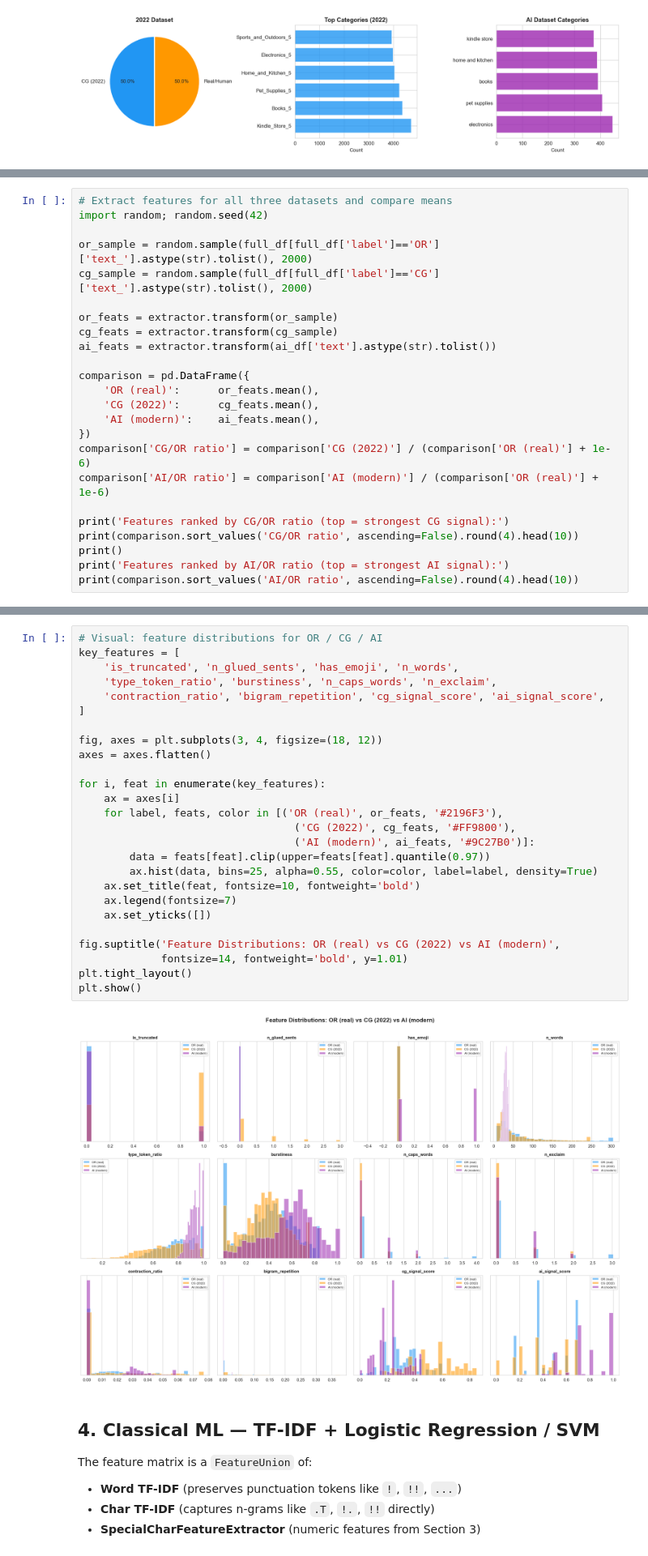
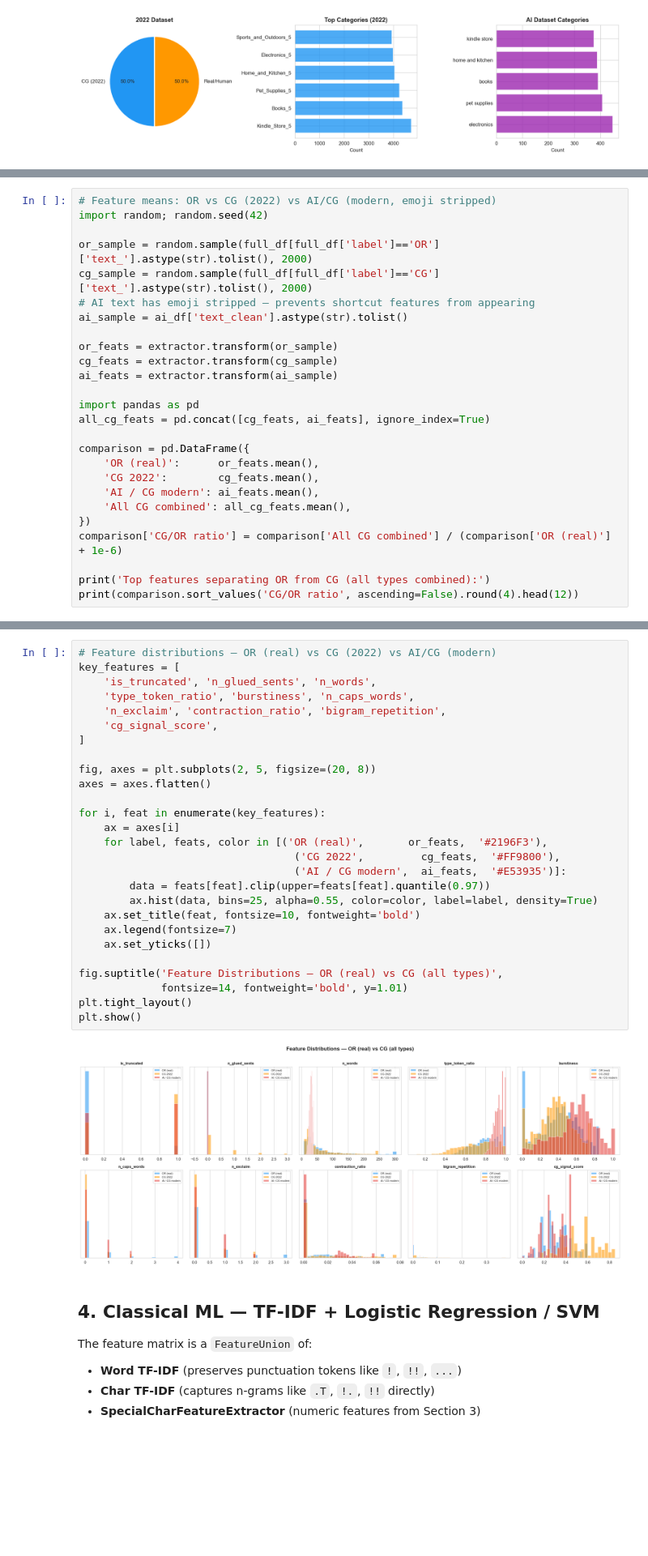
Before and after one commit to sithinontec/DS_Year2, a Jupyter notebook: notebook.ipynb, the cells around one changed output, grey strips where cells are left out. Shown at 81% size. Cells and saved outputs as stored; diff of their text form; blank space fills up the shorter version.

Commit message:
Update remove emoji before training and delete deep learning

```diff
--- a/notebook.ipynb
+++ b/notebook.ipynb
@@ -204,25 +213,27 @@ AI — short, no contractions        1     0     0    20  1.00     0     0.250
 # %%
-# Extract features for all three datasets and compare means
+# Feature means: OR vs CG (2022) vs AI/CG (modern, emoji stripped)
 import random; random.seed(42)
 
 or_sample = random.sample(full_df[full_df['label']=='OR']['text_'].astype(str).tolist(), 2000)
 cg_sample = random.sample(full_df[full_df['label']=='CG']['text_'].astype(str).tolist(), 2000)
+# AI text has emoji stripped — prevents shortcut features from appearing
+ai_sample = ai_df['text_clean'].astype(str).tolist()
 
 or_feats = extractor.transform(or_sample)
 cg_feats = extractor.transform(cg_sample)
-ai_feats = extractor.transform(ai_df['text'].astype(str).tolist())
+ai_feats = extractor.transform(ai_sample)
+
+import pandas as pd
+all_cg_feats = pd.concat([cg_feats, ai_feats], ignore_index=True)
 
 comparison = pd.DataFrame({
     'OR (real)':      or_feats.mean(),
-    'CG (2022)':      cg_feats.mean(),
-    'AI (modern)':    ai_feats.mean(),
+    'CG 2022':        cg_feats.mean(),
+    'AI / CG modern': ai_feats.mean(),
+    'All CG combined': all_cg_feats.mean(),
 })
-comparison['CG/OR ratio'] = comparison['CG (2022)'] / (comparison['OR (real)'] + 1e-6)
-comparison['AI/OR ratio'] = comparison['AI (modern)'] / (comparison['OR (real)'] + 1e-6)
+comparison['CG/OR ratio'] = comparison['All CG combined'] / (comparison['OR (real)'] + 1e-6)
 
-print('Features ranked by CG/OR ratio (top = strongest CG signal):')
-print(comparison.sort_values('CG/OR ratio', ascending=False).round(4).head(10))
-print()
-print('Features ranked by AI/OR ratio (top = strongest AI signal):')
-print(comparison.sort_values('AI/OR ratio', ascending=False).round(4).head(10))
+print('Top features separating OR from CG (all types combined):')
+print(comparison.sort_values('CG/OR ratio', ascending=False).round(4).head(12))
 # %% [output]
@@ -246,31 +257,32 @@ is_truncated        0.0975     0.6525       0.1456       6.6922  1.492900e+00
 # %%
-# Visual: feature distributions for OR / CG / AI
+# Feature distributions — OR (real) vs CG (2022) vs AI/CG (modern)
 key_features = [
-    'is_truncated', 'n_glued_sents', 'has_emoji', 'n_words',
-    'type_token_ratio', 'burstiness', 'n_caps_words', 'n_exclaim',
-    'contraction_ratio', 'bigram_repetition', 'cg_signal_score', 'ai_signal_score',
+    'is_truncated', 'n_glued_sents', 'n_words',
+    'type_token_ratio', 'burstiness', 'n_caps_words',
+    'n_exclaim', 'contraction_ratio', 'bigram_repetition',
+    'cg_signal_score',
 ]
 
-fig, axes = plt.subplots(3, 4, figsize=(18, 12))
+fig, axes = plt.subplots(2, 5, figsize=(20, 8))
 axes = axes.flatten()
 
 for i, feat in enumerate(key_features):
     ax = axes[i]
-    for label, feats, color in [('OR (real)', or_feats, '#2196F3'),
-                                  ('CG (2022)', cg_feats, '#FF9800'),
-                                  ('AI (modern)', ai_feats, '#9C27B0')]:
+    for label, feats, color in [('OR (real)',       or_feats,  '#2196F3'),
+                                  ('CG 2022',         cg_feats,  '#FF9800'),
+                                  ('AI / CG modern',  ai_feats,  '#E53935')]:
         data = feats[feat].clip(upper=feats[feat].quantile(0.97))
         ax.hist(data, bins=25, alpha=0.55, color=color, label=label, density=True)
     ax.set_title(feat, fontsize=10, fontweight='bold')
     ax.legend(fontsize=7)
     ax.set_yticks([])
 
-fig.suptitle('Feature Distributions: OR (real) vs CG (2022) vs AI (modern)',
+fig.suptitle('Feature Distributions — OR (real) vs CG (all types)',
              fontsize=14, fontweight='bold', y=1.01)
 plt.tight_layout()
 plt.show()
 # %% [output]
-[figure, old version]
+[figure, new version]
 # %% [markdown]
 ## 4. Classical ML — TF-IDF + Logistic Regression / SVM
 
```
Also changed, not shown: parts of 31 cells of this notebook, 11 other files.
